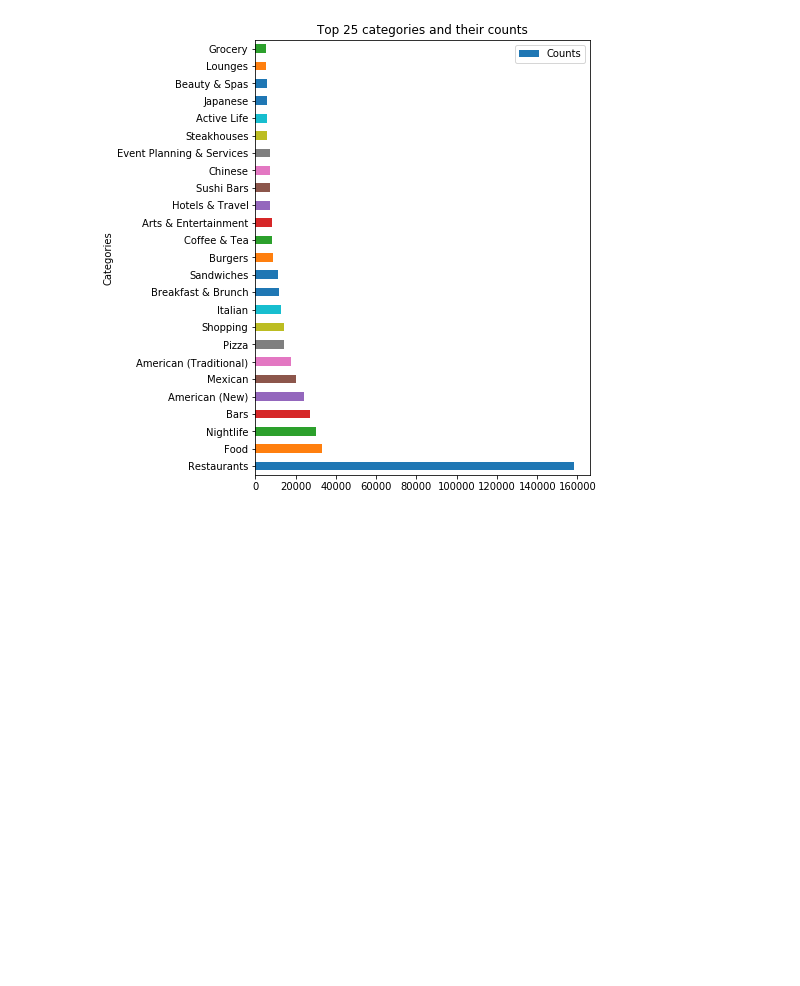
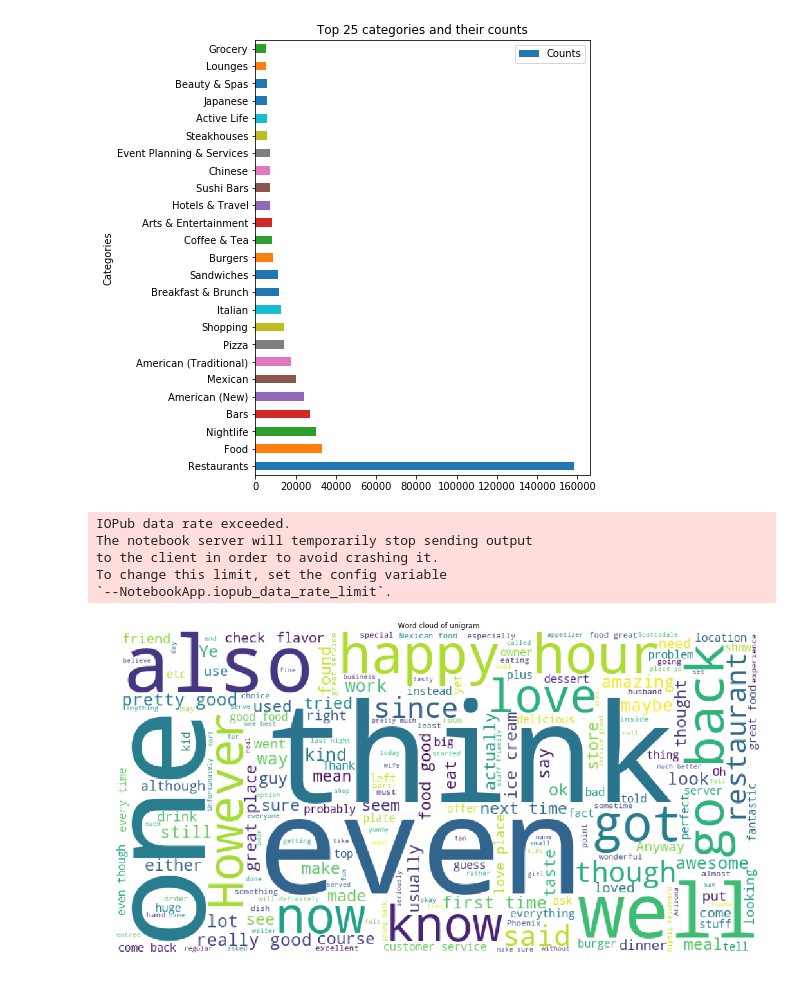
Before and after one commit to virajbhalala/MultiLabelClassification-YelpDataset, a Jupyter notebook: ExploratoryAnalysis.ipynb, the cells around one changed output. Drawn from its saved outputs; the diff is of its cells as text; code cells hidden in the pictures; blank space fills up the shorter version.

Commit message:
created unigram word cloud

```diff
--- a/ExploratoryAnalysis.ipynb
+++ b/ExploratoryAnalysis.ipynb
@@ -120,0 +83,34 @@ plt.show()
+# %%
+#reviewsString = ''
+#for i in BUJoin.text:
+#    reviewsString=reviewsString+" "+ i
+
+
+import csv
+your_list = []
+with open("./train.csv", 'rt') as f:
+    reader = csv.reader(f)
+    your_list = '\t'.join([i[16] for i in reader])
+# %%
+your_list
+# %% [output]
+IOPub data rate exceeded.
+The notebook server will temporarily stop sending output
+to the client in order to avoid crashing it.
+To change this limit, set the config variable
+`--NotebookApp.iopub_data_rate_limit`.
+# %%
+wordcloud = WordCloud(stopwords =STOPWORDS,
+                      width=800,
+                      background_color='white',
+                        height=400,
+                     ).generate(your_list)
+# %%
+plt.figure( figsize=(20,10))
+plt.imshow(wordcloud)
+plt.axis("off")
+plt.title("Word cloud of unigram")
+plt.show()
+#plt.savefig('wordcloud1.png')
+# %% [output]
+[figure, added]
```
Also changed, not shown: parts of 4 cells of this notebook, 1 other file.
